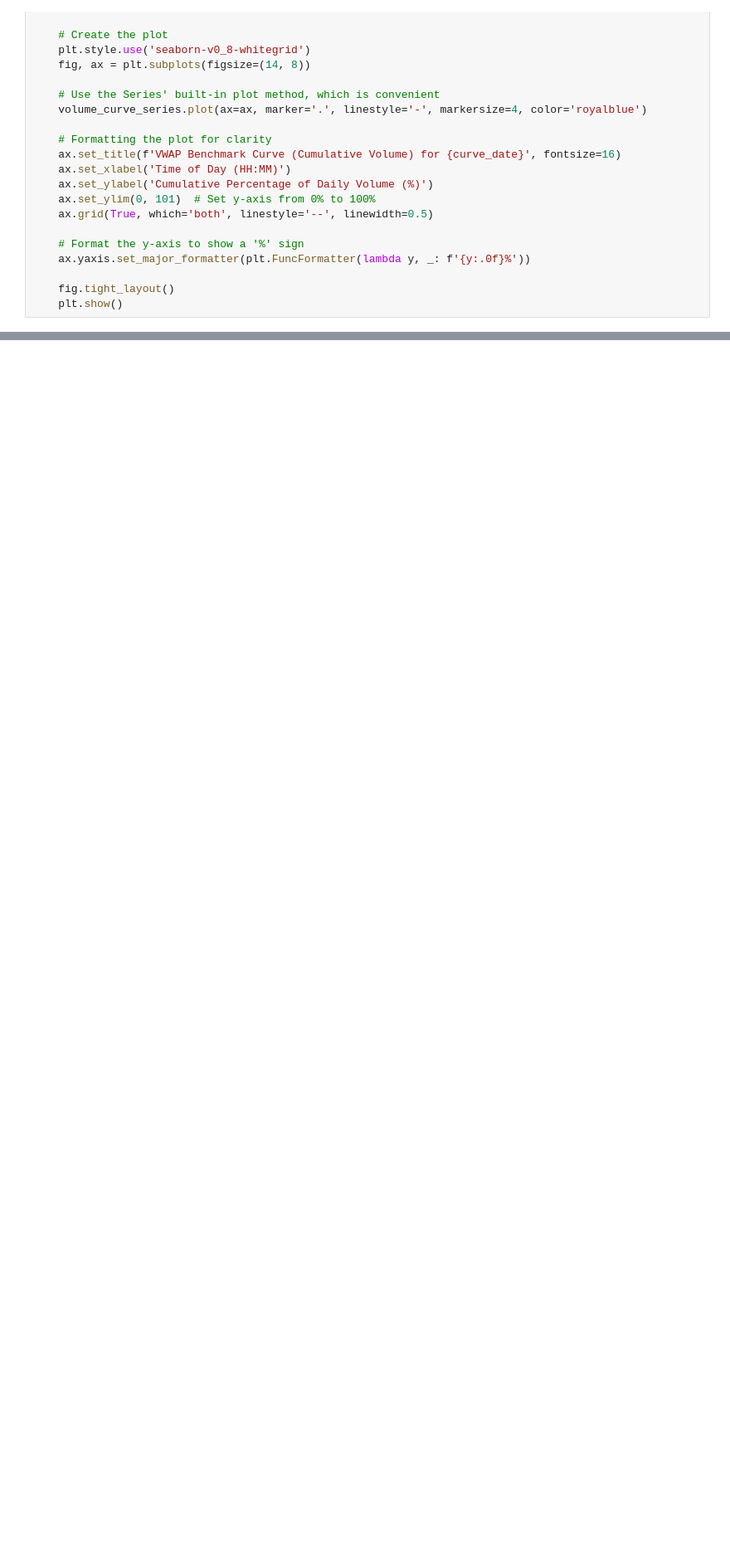
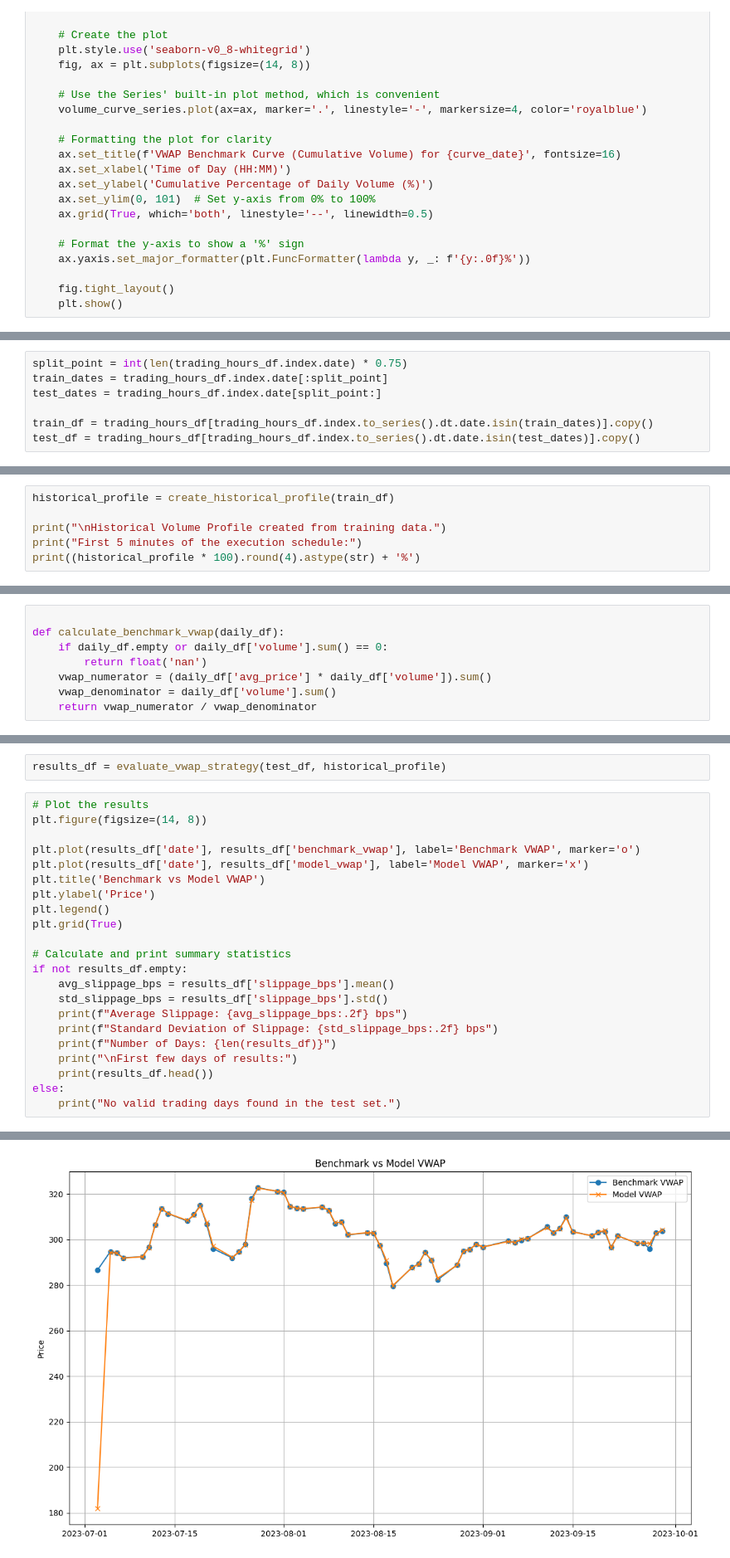
Before and after one commit to raynsj/VWAP-execution-algorithm, a Jupyter notebook: vwap.ipynb, the cells around one changed output, grey strips where cells are left out. Shown at 83% size. Cells and saved outputs as stored; diff of their text form; blank space fills up the shorter version.

Commit message:
working basic historical profile and comparison between benchmark and historical profile.

```diff
--- a/vwap.ipynb
+++ b/vwap.ipynb
@@ -74,0 +94,7 @@ plot_daily_volume_curve(specific_day_curve, target_date_str)
+# %%
+split_point = int(len(trading_hours_df.index.date) * 0.75)
+train_dates = trading_hours_df.index.date[:split_point]
+test_dates = trading_hours_df.index.date[split_point:]
+
+train_df = trading_hours_df[trading_hours_df.index.to_series().dt.date.isin(train_dates)].copy()
+test_df = trading_hours_df[trading_hours_df.index.to_series().dt.date.isin(test_dates)].copy()
@@ -74,0 +111,6 @@ plot_daily_volume_curve(specific_day_curve, target_date_str)
+# %%
+historical_profile = create_historical_profile(train_df)
+
+print("\nHistorical Volume Profile created from training data.")
+print("First 5 minutes of the execution schedule:")
+print((historical_profile * 100).round(4).astype(str) + '%')
@@ -74,0 +144,8 @@ plot_daily_volume_curve(specific_day_curve, target_date_str)
+# %%
+
+def calculate_benchmark_vwap(daily_df):
+    if daily_df.empty or daily_df['volume'].sum() == 0:
+        return float('nan')
+    vwap_numerator = (daily_df['avg_price'] * daily_df['volume']).sum()
+    vwap_denominator = daily_df['volume'].sum()
+    return vwap_numerator / vwap_denominator
@@ -74,0 +199,25 @@ plot_daily_volume_curve(specific_day_curve, target_date_str)
+# %%
+results_df = evaluate_vwap_strategy(test_df, historical_profile)
+# %%
+# Plot the results
+plt.figure(figsize=(14, 8))
+
+plt.plot(results_df['date'], results_df['benchmark_vwap'], label='Benchmark VWAP', marker='o')
+plt.plot(results_df['date'], results_df['model_vwap'], label='Model VWAP', marker='x')
+plt.title('Benchmark vs Model VWAP')
+plt.ylabel('Price')
+plt.legend()
+plt.grid(True)
+
+# Calculate and print summary statistics
+if not results_df.empty:
+    avg_slippage_bps = results_df['slippage_bps'].mean()
+    std_slippage_bps = results_df['slippage_bps'].std()
+    print(f"Average Slippage: {avg_slippage_bps:.2f} bps")
+    print(f"Standard Deviation of Slippage: {std_slippage_bps:.2f} bps")
+    print(f"Number of Days: {len(results_df)}")
+    print("\nFirst few days of results:")
+    print(results_df.head())
+else:
+    print("No valid trading days found in the test set.")
+# %% [output]
@@ -74,0 +235 @@ plot_daily_volume_curve(specific_day_curve, target_date_str)
+[figure, added]
```
Also changed, not shown: parts of 11 cells of this notebook.
